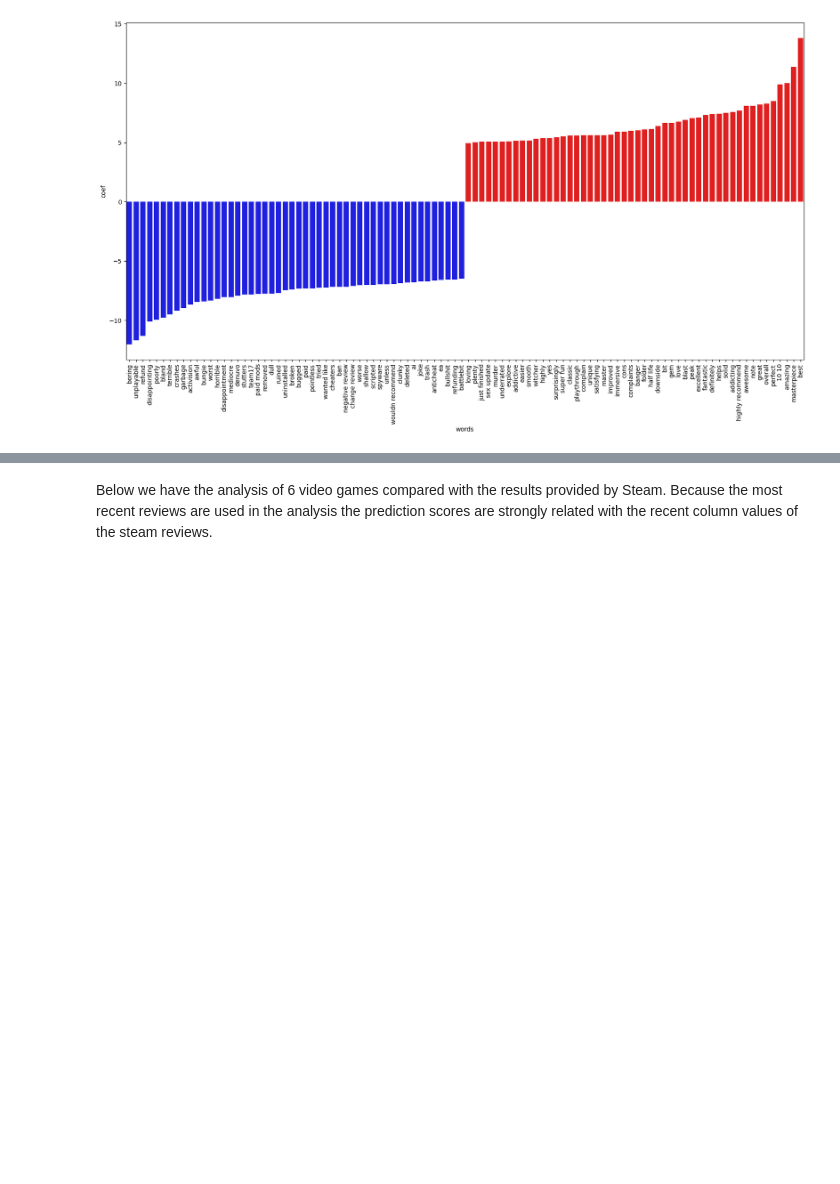
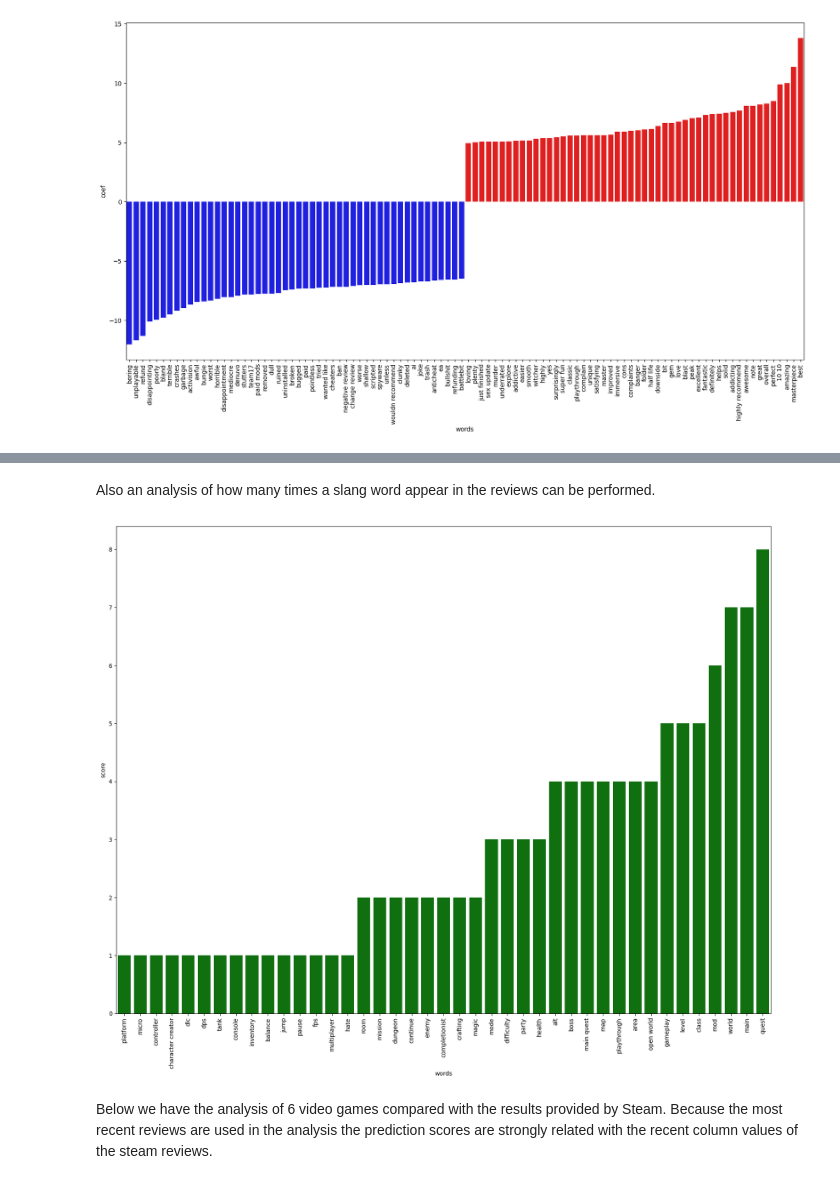
Before and after one commit to FeD7791/steam_reviews_project, a Jupyter notebook: steam_game_reviews.ipynb, the cells around one changed output, grey strips where cells are left out. Cells and saved outputs as stored; diff of their text form; code cells hidden in the pictures; blank space fills up the shorter version.

```diff
--- a/steam_game_reviews.ipynb
+++ b/steam_game_reviews.ipynb
@@ -219,2 +251,8 @@ The result is presentend in a graph with two components:
+# %% [markdown]
+Also an analysis of how many times a slang word appear in the reviews can be performed.
+# %%
+quality_distribution_plotter(quality_analysis['distribution_values'])
+# %% [output]
+[figure, added]
 # %% [markdown]
 Below we have the analysis of 6 video games compared with the results provided by Steam. Because the most recent reviews are used in the analysis the prediction scores are strongly related with the recent column values of the steam reviews.
```
Also changed, not shown: parts of 22 cells of this notebook.
